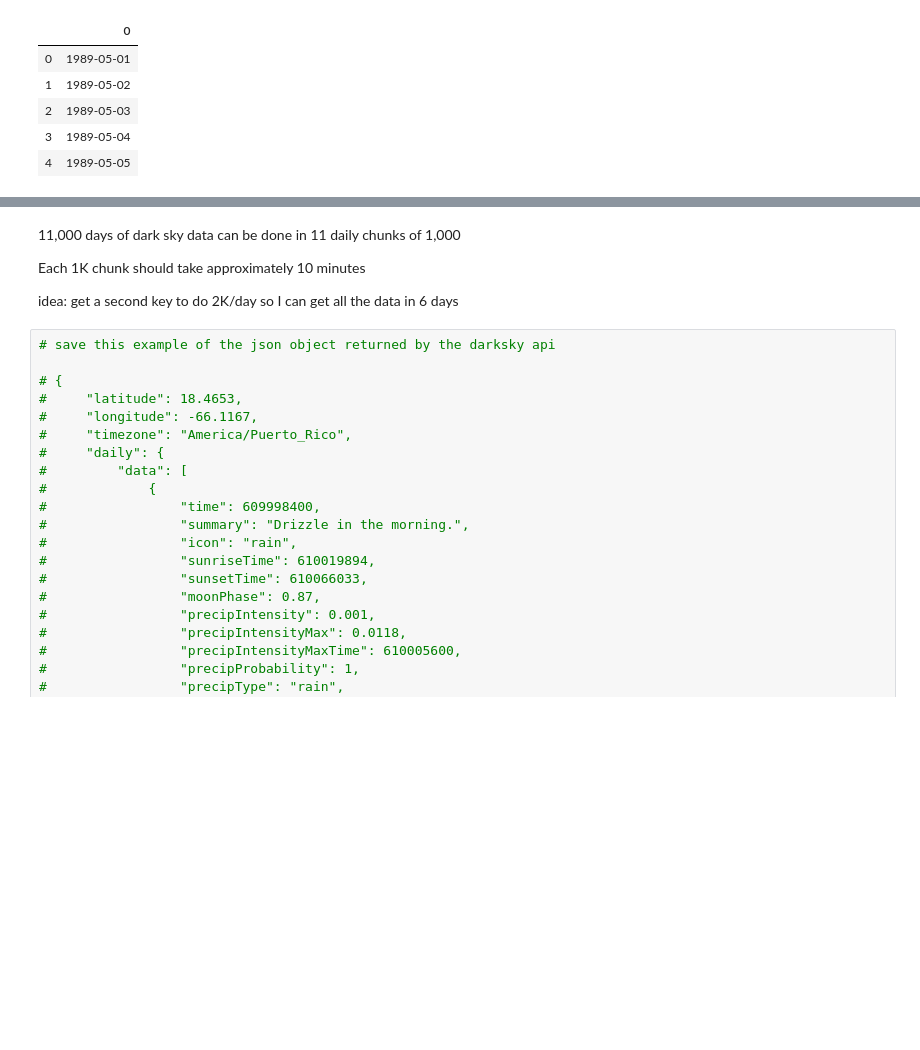
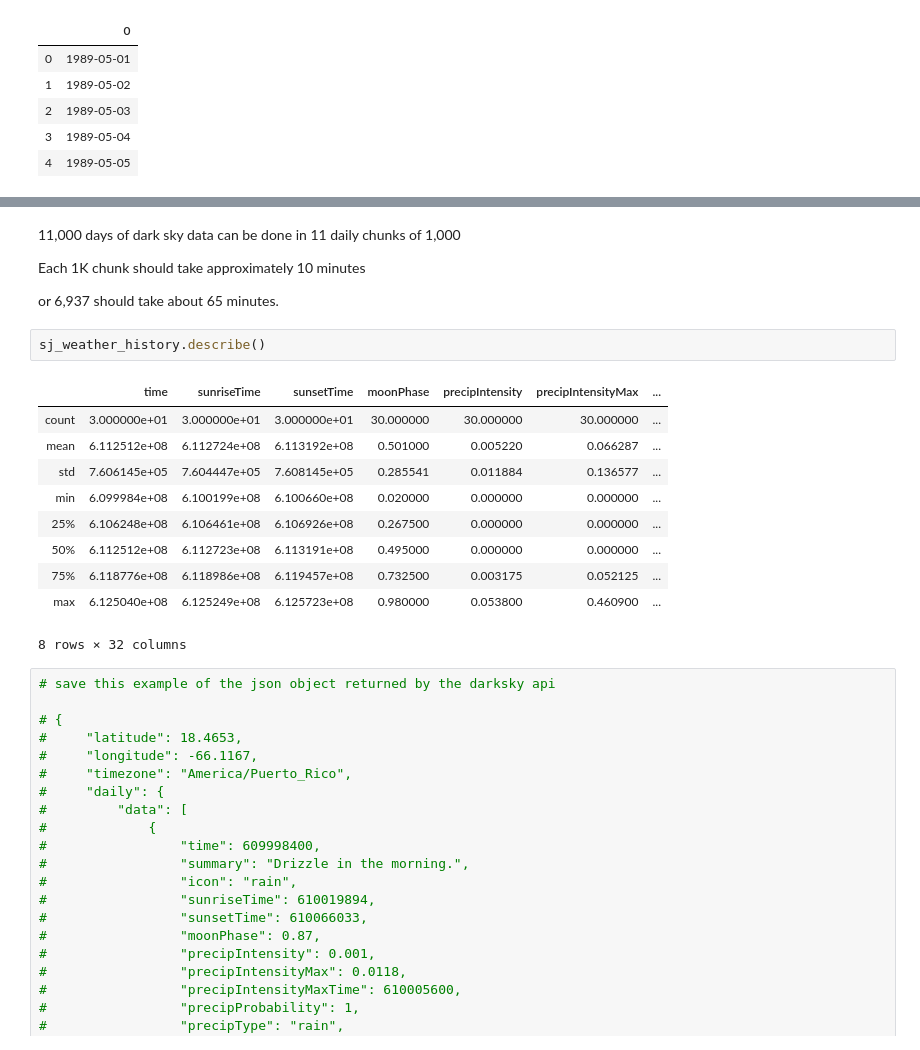
Before and after one commit to iEvidently/dsc-5-capstone-project-online-ds-pt-100118, a Jupyter notebook: dengue_fever_prediction.ipynb, the cells around one changed output, grey strips where cells are left out. Cells and saved outputs as stored; diff of their text form; blank space fills up the shorter version.

```diff
--- a/dengue_fever_prediction.ipynb
+++ b/dengue_fever_prediction.ipynb
@@ -443,7 +498,20 @@ Obtaining 30 days took a total of 0:00:17.113086
 
 Each 1K chunk should take approximately 10 minutes
 
-idea: get a second key to do 2K/day so I can get all the data in 6 days
+or 6,937 should take about 65 minutes.
+# %%
+sj_weather_history.describe()
+# %% [output]
+|  | time | sunriseTime | sunsetTime | moonPhase | precipIntensity | precipIntensityMax | ... |
+| count | 3.000000e+01 | 3.000000e+01 | 3.000000e+01 | 30.000000 | 30.000000 | 30.000000 | ... |
+| mean | 6.112512e+08 | 6.112724e+08 | 6.113192e+08 | 0.501000 | 0.005220 | 0.066287 | ... |
+| std | 7.606145e+05 | 7.604447e+05 | 7.608145e+05 | 0.285541 | 0.011884 | 0.136577 | ... |
+| min | 6.099984e+08 | 6.100199e+08 | 6.100660e+08 | 0.020000 | 0.000000 | 0.000000 | ... |
+| 25% | 6.106248e+08 | 6.106461e+08 | 6.106926e+08 | 0.267500 | 0.000000 | 0.000000 | ... |
+| 50% | 6.112512e+08 | 6.112723e+08 | 6.113191e+08 | 0.495000 | 0.000000 | 0.000000 | ... |
+| 75% | 6.118776e+08 | 6.118986e+08 | 6.119457e+08 | 0.732500 | 0.003175 | 0.052125 | ... |
+| max | 6.125040e+08 | 6.125249e+08 | 6.125723e+08 | 0.980000 | 0.053800 | 0.460900 | ... |
+8 rows × 32 columns
 # %%
 # save this example of the json object returned by the darksky api
 
```
Also changed, not shown: parts of 14 cells of this notebook, 3 other files.
